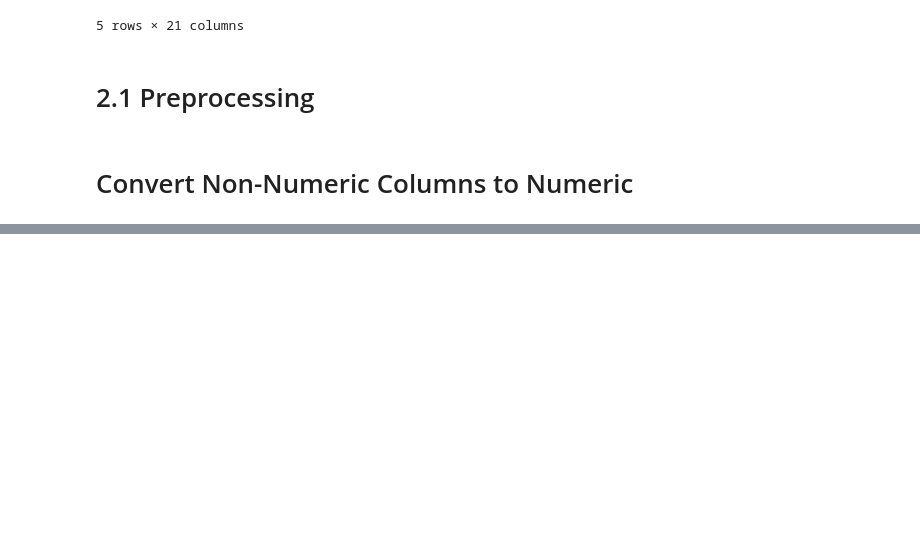
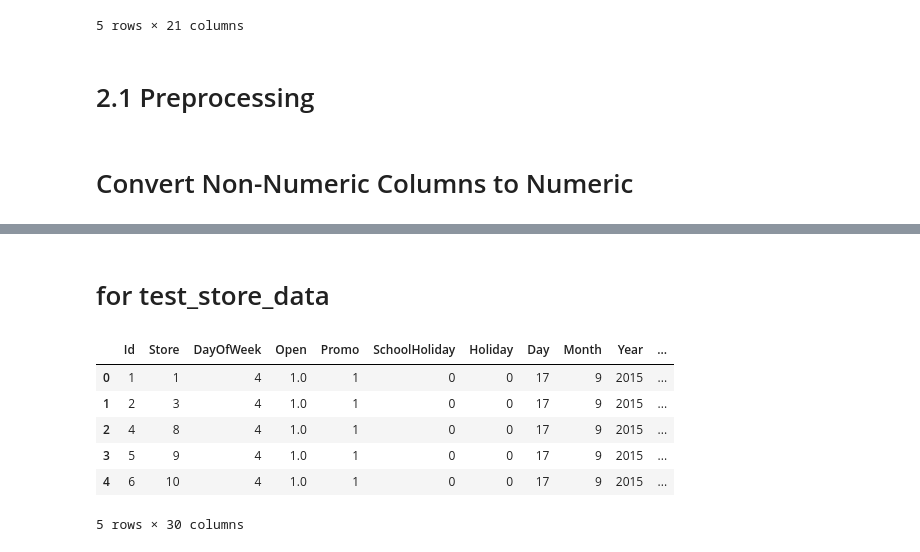
Before and after one commit to MohdJubairKhan/Pharmaceutical-Sales-prediction-across-multiple-stores, a Jupyter notebook: notebook/Task 2 - Prediction_of_store_sales.ipynb, the cells around one changed output, grey strips where cells are left out. Cells and saved outputs as stored; diff of their text form; code cells hidden in the pictures; blank space fills up the shorter version.

```diff
--- a/notebook/Task 2 - Prediction_of_store_sales.ipynb
+++ b/notebook/Task 2 - Prediction_of_store_sales.ipynb
@@ -116 +129,5 @@ test_store_data.sample(5)
 5 rows × 26 columns
+# %%
+# Convert 'Date' to datetime
+train_store_data['Date'] = pd.to_datetime(train_store_data['Date'])
+test_store_data['Date'] = pd.to_datetime(test_store_data['Date'])
@@ -116,0 +159,20 @@ test_store_data.sample(5)
+# %% [markdown]
+# for test_store_data
+# %%
+test_store_data['Weekday'] = test_store_data['Date'].dt.weekday
+test_store_data['IsWeekend'] = test_store_data['Weekday'].apply(lambda x: 1 if x >= 5 else 0)
+test_store_data['DayOfMonth'] = test_store_data['Date'].dt.day
+test_store_data['Month'] = test_store_data['Date'].dt.month
+test_store_data['Year'] = test_store_data['Date'].dt.year
+test_store_data['IsMonthStart'] = test_store_data['Date'].dt.is_month_start.astype(int)
+test_store_data['IsMonthEnd'] = test_store_data['Date'].dt.is_month_end.astype(int)
+# %%
+test_store_data.head(5)
+# %% [output]
+|  | Id | Store | DayOfWeek | Open | Promo | SchoolHoliday | Holiday | Day | Month | Year | ... |
+| 0 | 1 | 1 | 4 | 1.0 | 1 | 0 | 0 | 17 | 9 | 2015 | ... |
+| 1 | 2 | 3 | 4 | 1.0 | 1 | 0 | 0 | 17 | 9 | 2015 | ... |
+| 2 | 4 | 8 | 4 | 1.0 | 1 | 0 | 0 | 17 | 9 | 2015 | ... |
+| 3 | 5 | 9 | 4 | 1.0 | 1 | 0 | 0 | 17 | 9 | 2015 | ... |
+| 4 | 6 | 10 | 4 | 1.0 | 1 | 0 | 0 | 17 | 9 | 2015 | ... |
+5 rows × 30 columns
```
Also changed, not shown: parts of 66 cells of this notebook, 1 other file.
